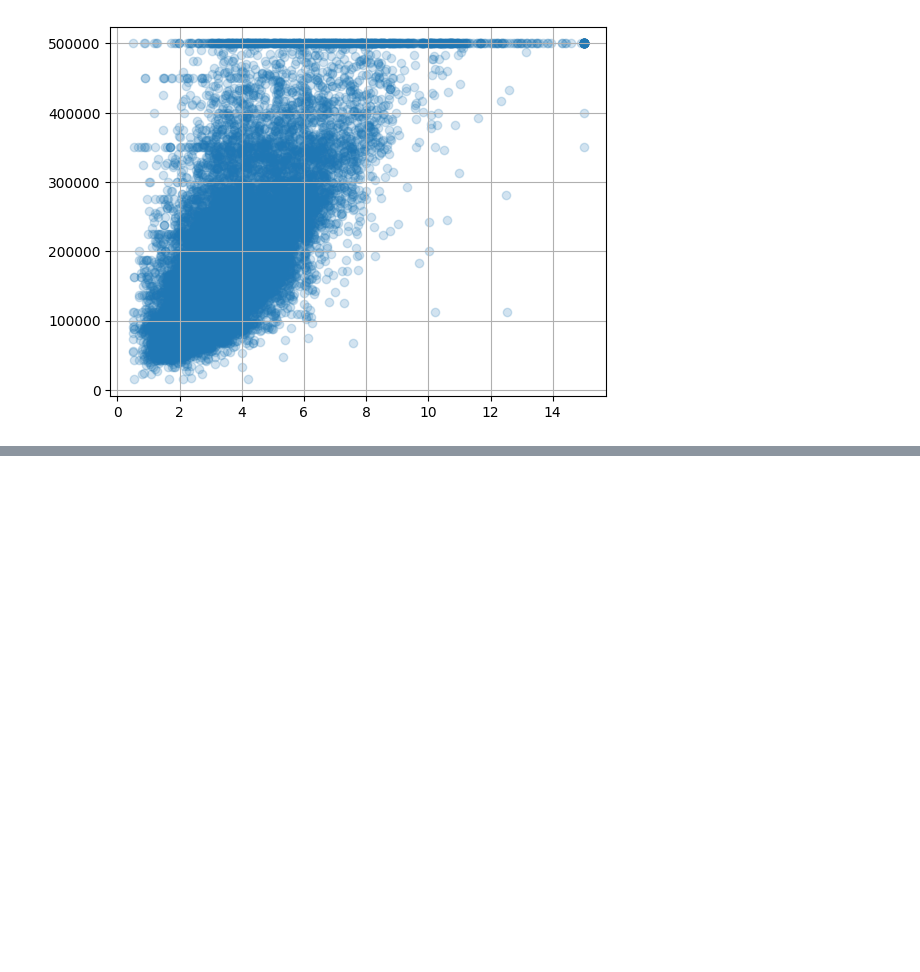
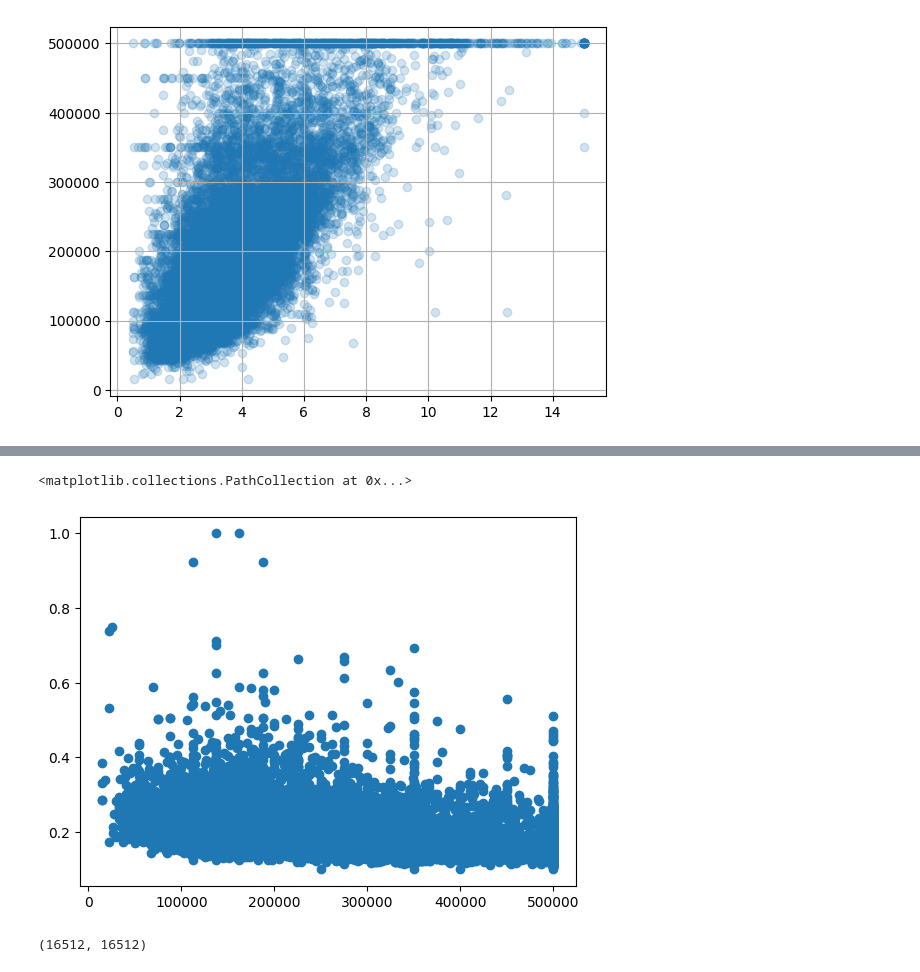
Before and after one commit to pppfkp/homl, a Jupyter notebook: homl/ch01_housing.ipynb, the cells around one changed output, grey strips where cells are left out. Saved outputs shown, nothing was run; the diff lists cells and outputs as text; code cells hidden in the pictures; blank space fills up the shorter version.

```diff
--- a/homl/ch01_housing.ipynb
+++ b/homl/ch01_housing.ipynb
@@ -183,3 +183,8 @@ plt.scatter(x=housing["median_income"], y=housing["median_house_value"], alpha=0
 plt.grid()
 # %% [output]
 [figure]
+# %%
+housing["rooms_per_household"] = housing["total_rooms"]/housing["households"]
+housing["bedrooms_ratio"] = housing["total_bedrooms"]/housing["total_rooms"]
+housing["people_per_house"] = housing["population"]/housing["households"]
+housing
@@ -185,0 +221,5 @@ plt.grid()
+# %%
+plt.scatter(x=housing["median_house_value"], y=housing["bedrooms_ratio"])
+# %% [output]
+<matplotlib.collections.PathCollection at 0x...>
+[figure, added]
@@ -185,0 +229,4 @@ plt.grid()
+# %%
+len(housing), len(housing_labels)
+# %% [output]
+(16512, 16512)
```
Also changed, not shown: parts of 10 cells of this notebook.
